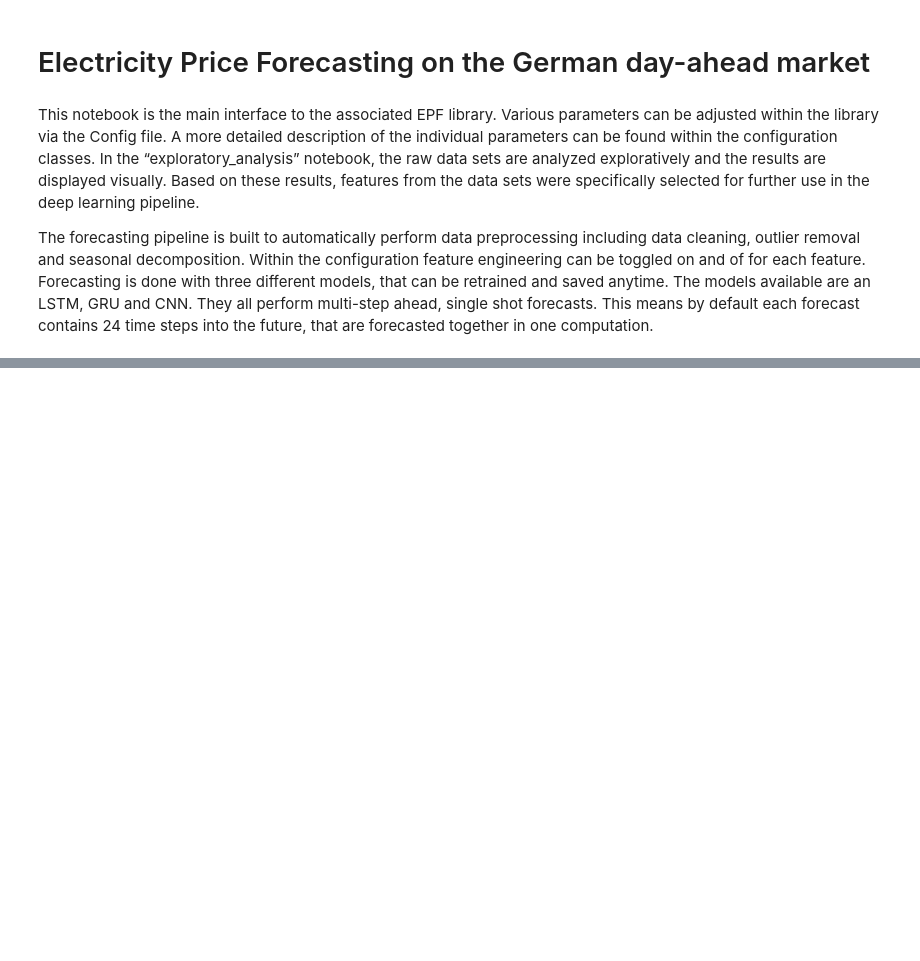
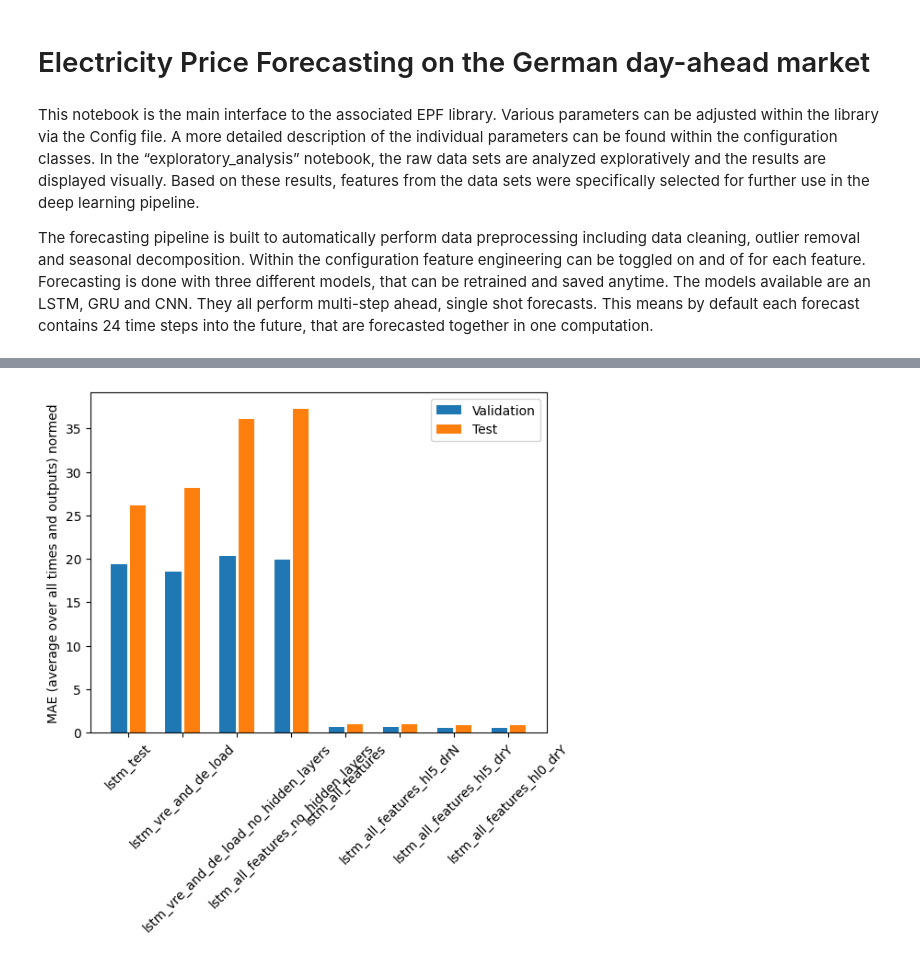
Before and after one commit to valentin-17/epf, a Jupyter notebook: notebooks/epf_main.ipynb, the cells around one changed output, grey strips where cells are left out. Cells and saved outputs as stored; diff of their text form; code cells hidden in the pictures; blank space fills up the shorter version.

```diff
--- a/notebooks/epf_main.ipynb
+++ b/notebooks/epf_main.ipynb
@@ -57,20 +73,22 @@ with open("../data/processed/val_performance.pkl", "rb") as f:
 # %%
 from matplotlib import pyplot as plt
 import numpy as np
 
 x = np.arange(len(performance))
 width = 0.3
 
 metric_name = 'mean_absolute_error'
 val_mae = [v[metric_name] for v in val_performance.values()]
 test_mae = [v[metric_name] for v in performance.values()]
 
 plt.bar(x - 0.17, val_mae, width, label='Validation')
 plt.bar(x + 0.17, test_mae, width, label='Test')
 plt.xticks(ticks=x, labels=performance.keys(),
            rotation=45)
-plt.ylabel(f'MAE (average over all times and outputs)')
+plt.ylabel(f'MAE (average over all times and outputs) normed')
 _ = plt.legend()
+# %% [output]
+[figure, added]
 # %%
 import pickle as pkl
 
```
Also changed, not shown: parts of 4 cells of this notebook, 8 other files.
